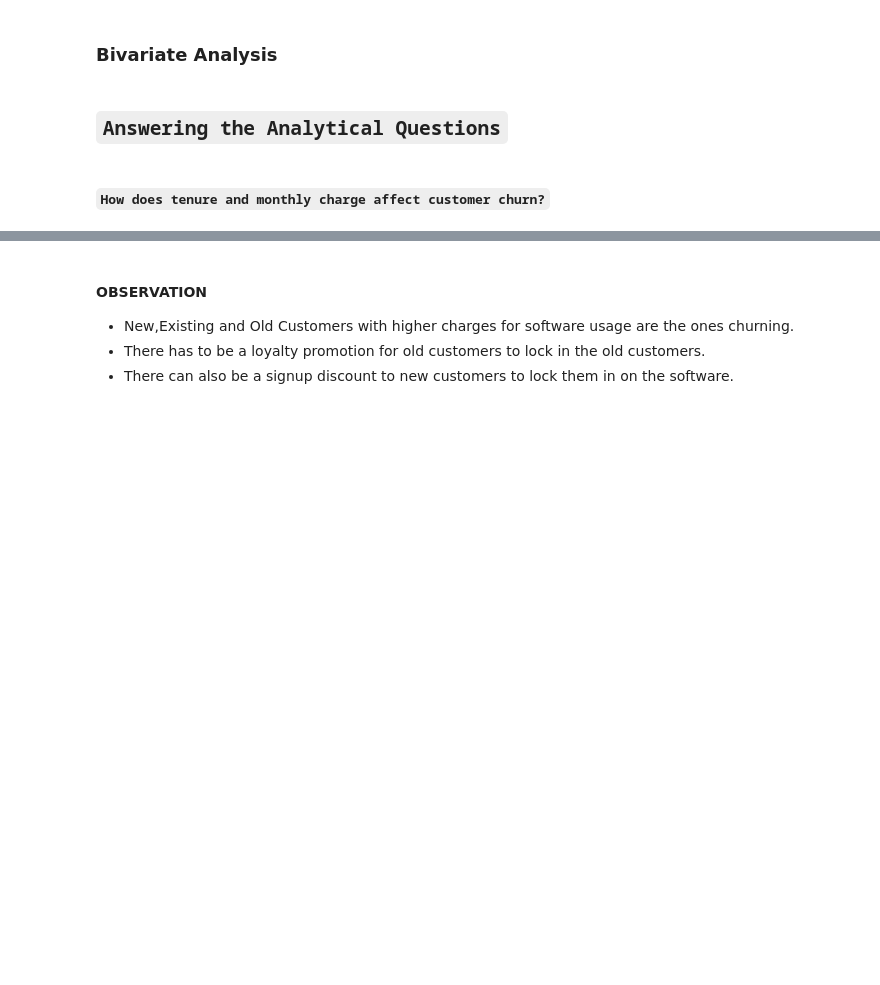
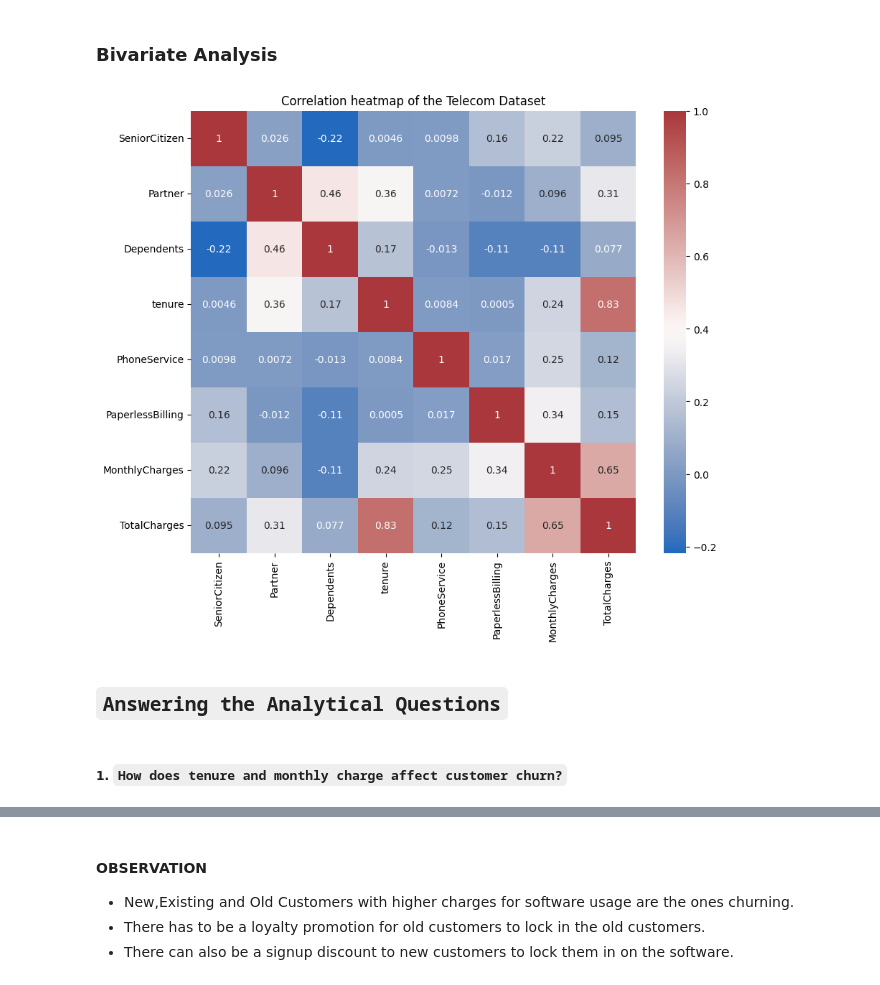
Before and after one commit to NanaYawEl/Telco-Churn-Analysis, a Jupyter notebook: Notebook/Telco_churn.ipynb, the cells around one changed output, grey strips where cells are left out. Drawn from its saved outputs; the diff is of its cells as text; code cells hidden in the pictures; blank space fills up the shorter version.

```diff
--- a/Notebook/Telco_churn.ipynb
+++ b/Notebook/Telco_churn.ipynb
@@ -348,14 +347,16 @@ plt.show()
 ### Bivariate Analysis
 # %%
 # Summarizing the relationships between the variables with a heatmap of the correlations
-correlation_matrix = com_df.corr(numeric_only= True)
+correlation_matrix = final_df.corr(numeric_only= True)
 plt.figure(figsize=(10, 8))
 sns.heatmap(correlation_matrix, annot=True,cmap='vlag')
 plt.title("Correlation heatmap of the Telecom Dataset")
 plt.show()
+# %% [output]
+[figure, added]
 # %% [markdown]
  ## `Answering the Analytical Questions`
 # %% [markdown]
-##### `How does tenure and monthly charge affect customer churn?`
+##### 1. `How does tenure and monthly charge affect customer churn?`
 # %%
 bins = [ 10, 30, 50,70]
```
Also changed, not shown: parts of 50 cells of this notebook, 3 other files.
